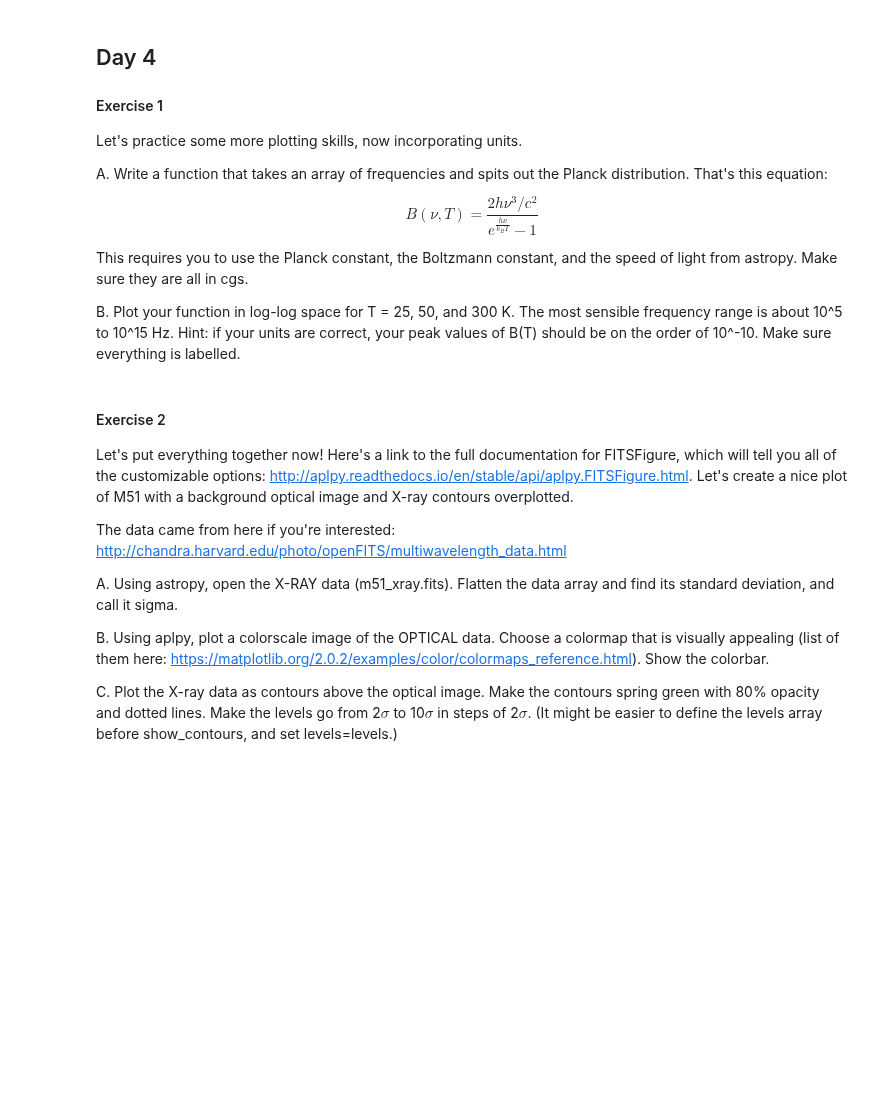
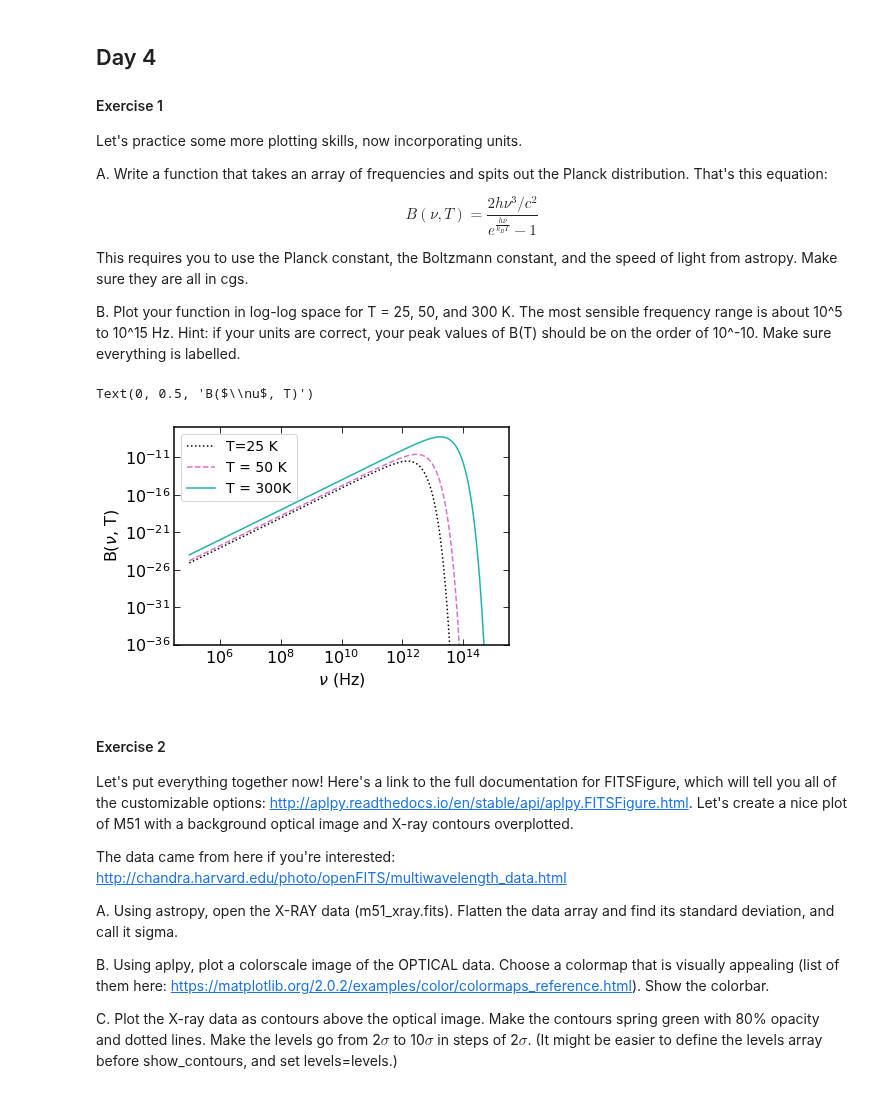
Before and after one commit to jbchampagne/pythontutorials, a Jupyter notebook: workshop_2021/solutions/Exercises.ipynb, the cells around one changed output. Saved outputs shown, nothing was run; the diff lists cells and outputs as text; code cells hidden in the pictures; blank space fills up the shorter version.

```diff
--- a/workshop_2021/solutions/Exercises.ipynb
+++ b/workshop_2021/solutions/Exercises.ipynb
@@ -221,3 +247,42 @@ B. Plot your function in log-log space for T = 25, 50, and 300 K. The most sensi
+# %%
+# solution here
+
+# Define the Planck function
+from astropy import constants as const
+
+h = const.h.cgs.value
+kB = const.k_B.cgs.value
+c = const.c.cgs.value
+
+def planck(nu, T):
+    num = 2 * h * nu**3 / c**2
+    denom = np.exp( (h * nu) / (kB * T)) - 1
+    return num / denom
+
+nu_array = np.logspace(5, 15, 1000)
+T1 = 25.
+T2 = 50.
+T3  = 300.
+
+B1 = planck(nu_array, T1)
+B2 = planck(nu_array, T2)
+B3 = planck(nu_array, T3)
+
+# plot it for 3 dust temperatures
+
+plt.loglog(nu_array, B1, 'k:', label='T=25 K')
+plt.loglog(nu_array, B2, '--', color='orchid', label='T = 50 K')
+plt.loglog(nu_array, B3, '-', color='lightseagreen', label='T = 300K')
+
+plt.legend(fontsize=14)
+
+plt.ylim(1e-36, 1e-7)
+
+plt.xlabel(r'$\nu$ (Hz)', fontsize=16)
+plt.ylabel(r'B($\nu$, T)', fontsize=16)
+# %% [output]
+Text(0, 0.5, 'B($\\nu$, T)')
+[figure, added]
 # %% [markdown]
 #### Exercise 2
 
```
Also changed, not shown: parts of 6 cells of this notebook, 2 other files.
